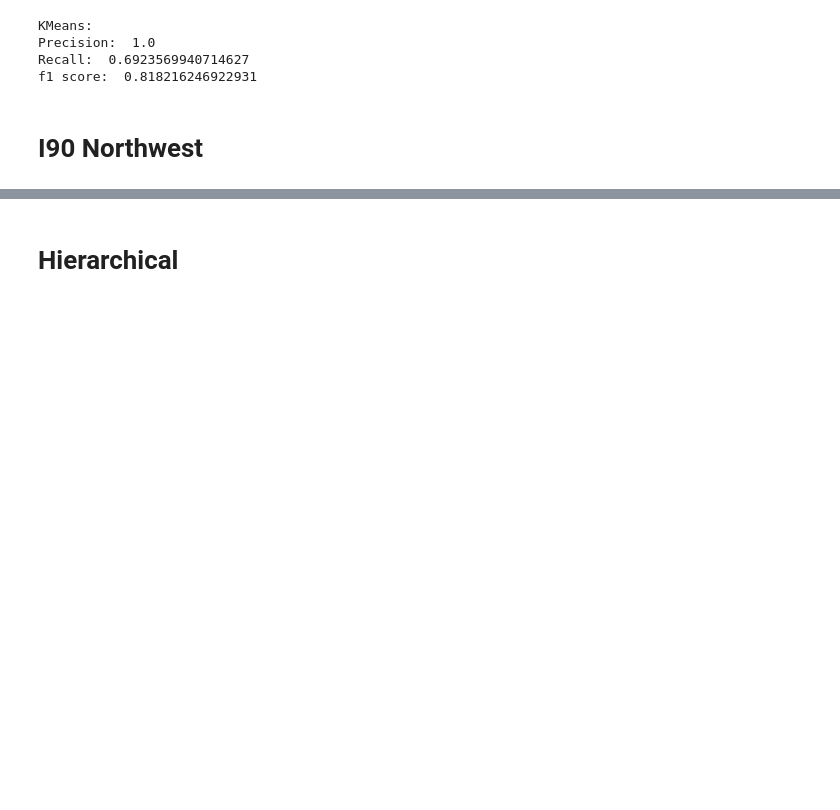
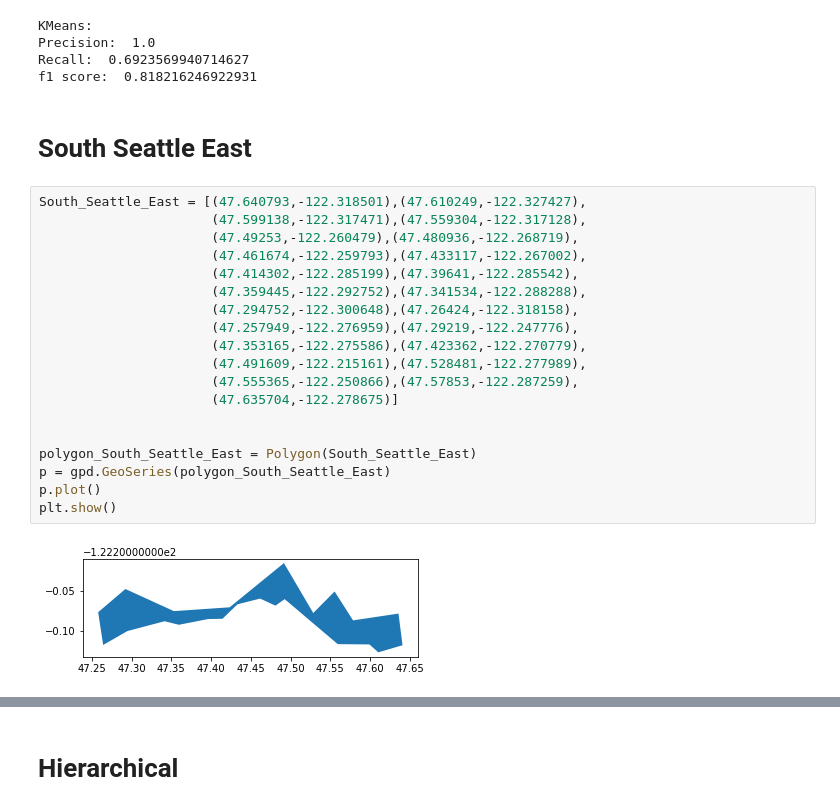
Before and after one commit to baew-seattleu/carnivore-spotter, a Jupyter notebook: Bcubed.ipynb, the cells around one changed output, grey strips where cells are left out. Saved outputs shown, nothing was run; the diff lists cells and outputs as text; blank space fills up the shorter version.

```diff
--- a/Bcubed.ipynb
+++ b/Bcubed.ipynb
@@ -887,5 +885,26 @@ KMeans:
 Precision:  1.0
 Recall:  0.6923569940714627
 f1 score:  0.818216246922931
-# %% [markdown]
-# I90 Northwest
+# %% [markdown]
+# South Seattle East
+# %%
+South_Seattle_East = [(47.640793,-122.318501),(47.610249,-122.327427),
+                      (47.599138,-122.317471),(47.559304,-122.317128),
+                      (47.49253,-122.260479),(47.480936,-122.268719),
+                      (47.461674,-122.259793),(47.433117,-122.267002),
+                      (47.414302,-122.285199),(47.39641,-122.285542),
+                      (47.359445,-122.292752),(47.341534,-122.288288),
+                      (47.294752,-122.300648),(47.26424,-122.318158),
+                      (47.257949,-122.276959),(47.29219,-122.247776),
+                      (47.353165,-122.275586),(47.423362,-122.270779),
+                      (47.491609,-122.215161),(47.528481,-122.277989),
+                      (47.555365,-122.250866),(47.57853,-122.287259),
+                      (47.635704,-122.278675)]
+
+
+polygon_South_Seattle_East = Polygon(South_Seattle_East)
+p = gpd.GeoSeries(polygon_South_Seattle_East)
+p.plot()
+plt.show()
+# %% [output]
+[figure, added]
```
Also changed, not shown: parts of 64 cells of this notebook.
